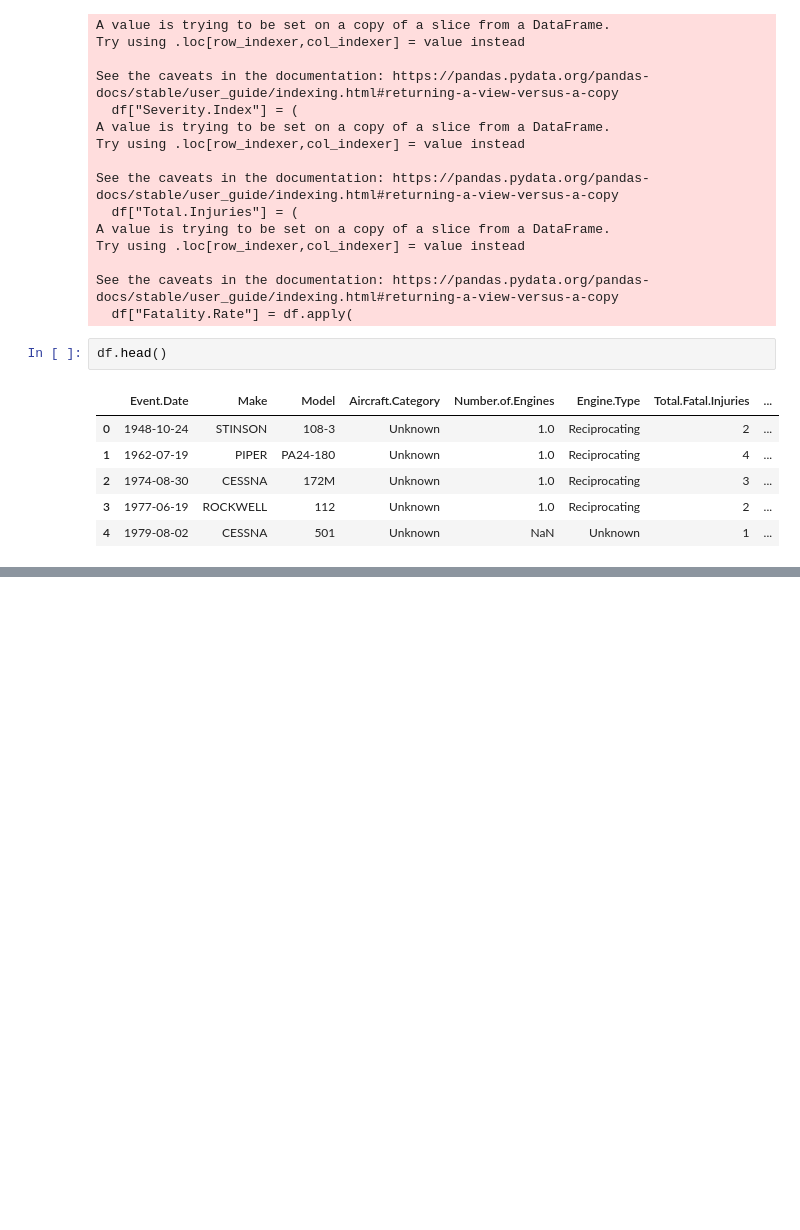
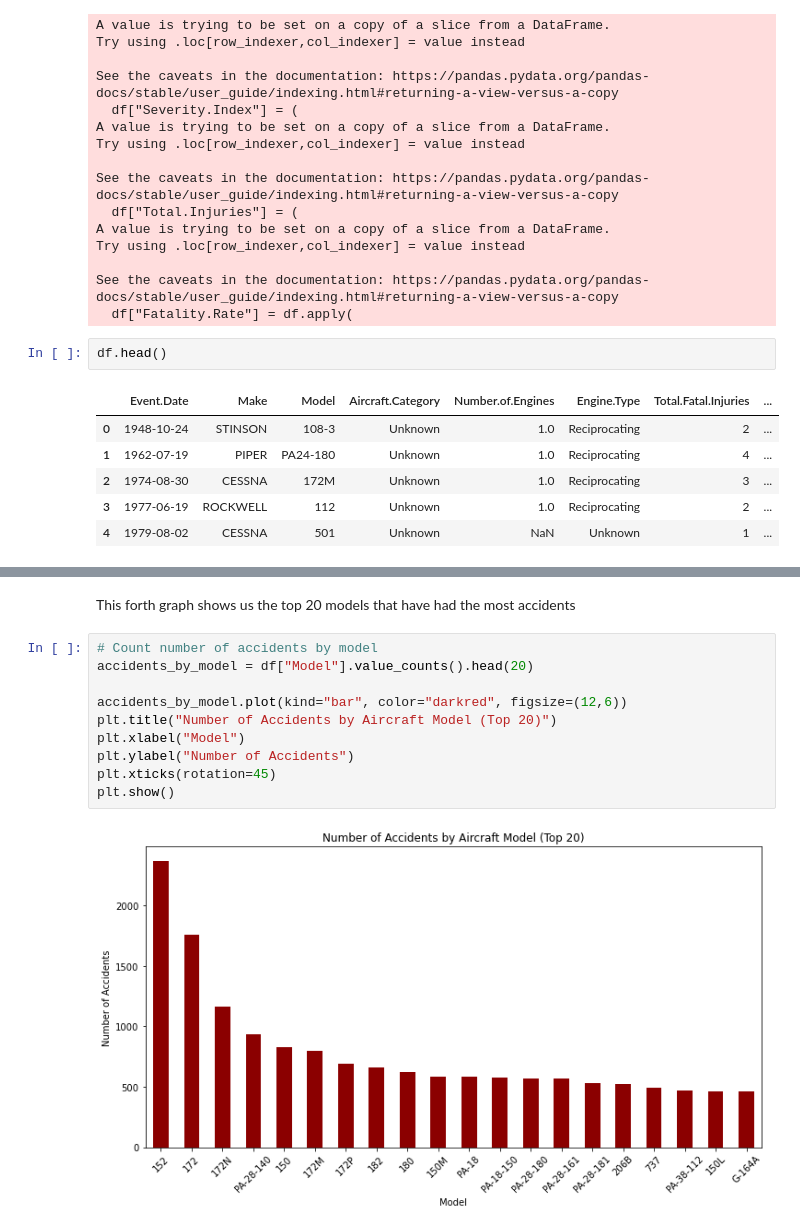
Before and after one commit to elrayoo0/Phase1_project, a Jupyter notebook: index.ipynb, the cells around one changed output, grey strips where cells are left out. Drawn from its saved outputs; the diff is of its cells as text; blank space fills up the shorter version.

```diff
--- a/index.ipynb
+++ b/index.ipynb
@@ -218,0 +322,14 @@ df.to_csv("cleaned_airline_accidents.csv", index=False)
+# %% [markdown]
+This forth graph shows us the top 20 models that have had the most accidents
+# %%
+# Count number of accidents by model
+accidents_by_model = df["Model"].value_counts().head(20)
+
+accidents_by_model.plot(kind="bar", color="darkred", figsize=(12,6))
+plt.title("Number of Accidents by Aircraft Model (Top 20)")
+plt.xlabel("Model")
+plt.ylabel("Number of Accidents")
+plt.xticks(rotation=45)
+plt.show()
+# %% [output]
+[figure, added]
```
Also changed, not shown: parts of 30 cells of this notebook, 1 other file.
